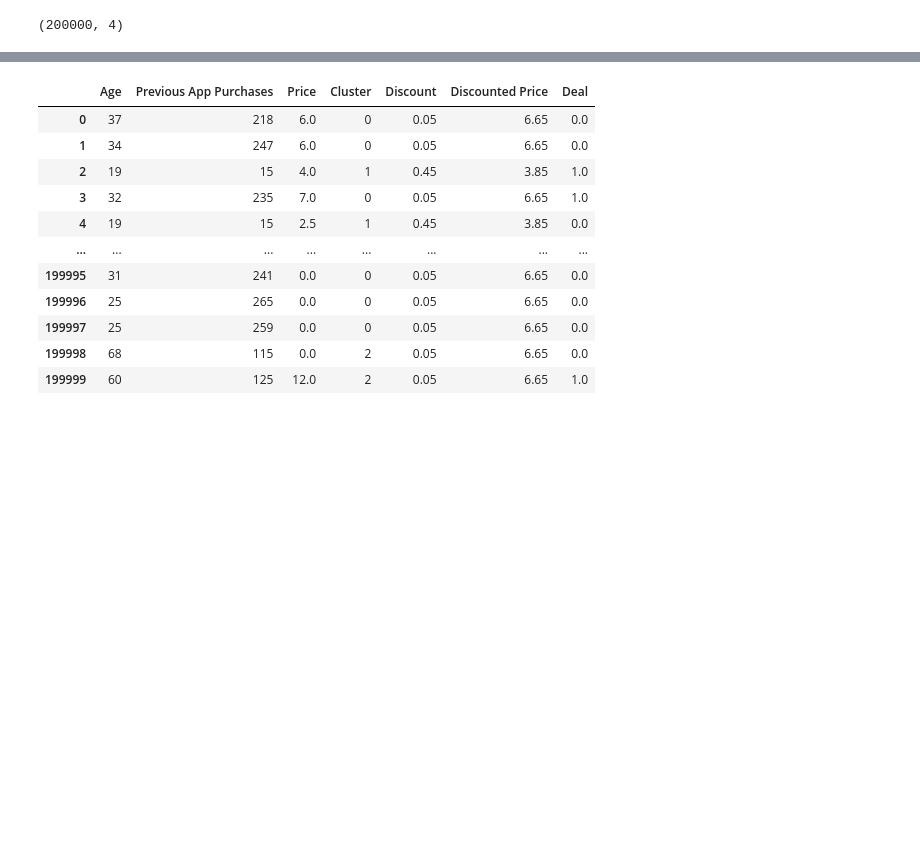
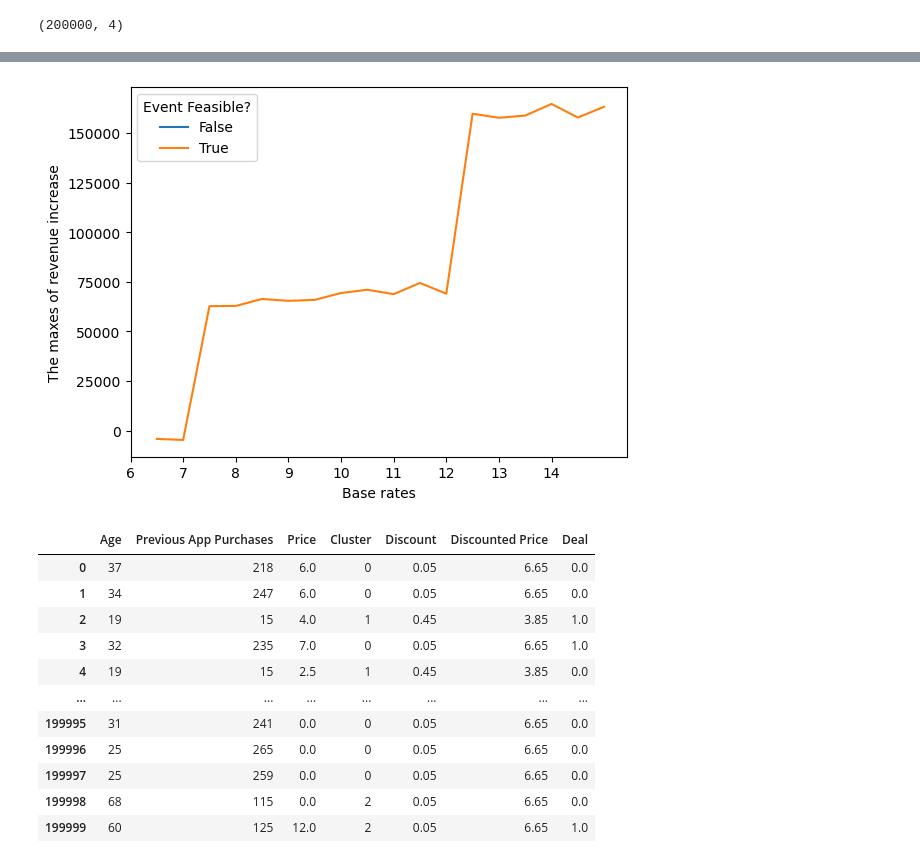
Before and after one commit to MiracleSkyHawk/RSM8423_GA4, a Jupyter notebook: RSM8423_GA4_Jesse_cluster-Copy2.ipynb, the cells around one changed output, grey strips where cells are left out. Drawn from its saved outputs; the diff is of its cells as text; code cells hidden in the pictures; blank space fills up the shorter version.

```diff
--- a/RSM8423_GA4_Jesse_cluster-Copy2.ipynb
+++ b/RSM8423_GA4_Jesse_cluster-Copy2.ipynb
@@ -528,3 +548,19 @@ plt.show()
+# %%
+grouped = log_df.groupby(['Base_rate', 'Feasible']).max().reset_index()
+
+for category, group in grouped.groupby('Feasible'):
+    plt.plot(group['Base_rate'], group['Revenue_increase'], label=category)
+plt.xlabel('Base rates')
+plt.ylabel('The maxes of revenue increase')
+
+x_min = 6
+x_max = log_df['Base_rate'].max()
+plt.xticks(np.arange(x_min, x_max, step=1))
+
+plt.legend(title='Event Feasible?')
+plt.show()
+# %% [output]
+[figure, added]
 # %%
 best_df
 # %% [output]
```
Also changed, not shown: parts of 25 cells of this notebook.
